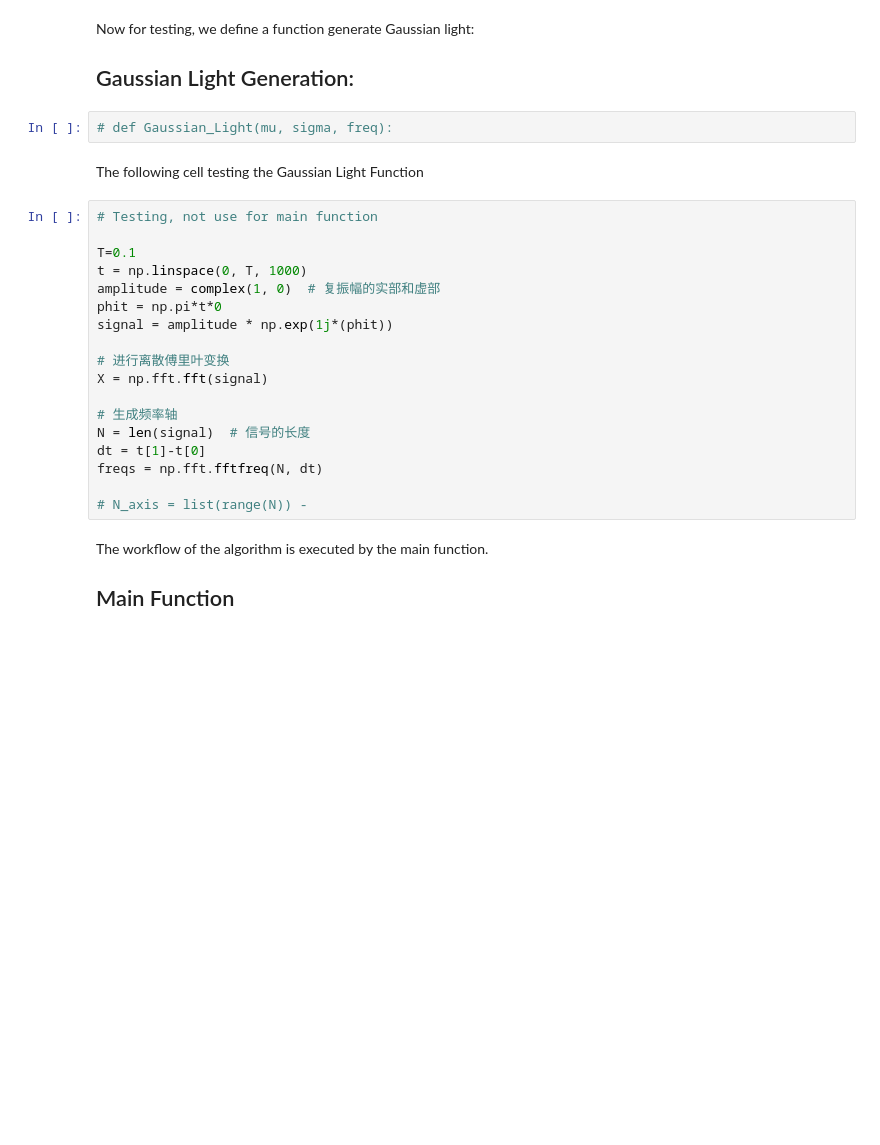
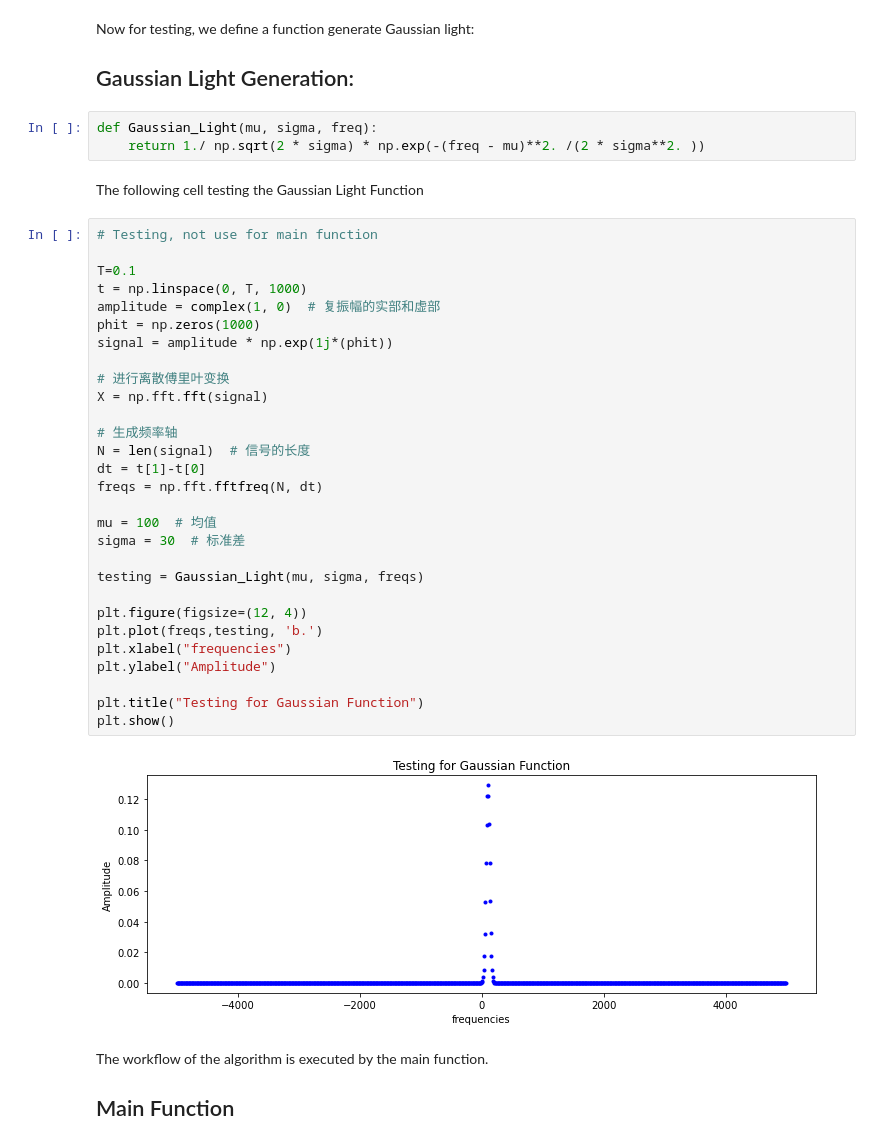
Before and after one commit to AlexSJL/PhaseRetrieval, a Jupyter notebook: CGH by GSA.ipynb, the cells around one changed output. Drawn from its saved outputs; the diff is of its cells as text; blank space fills up the shorter version.

```diff
--- a/CGH by GSA.ipynb
+++ b/CGH by GSA.ipynb
@@ -173,28 +102,42 @@ def plot_frequency_domain(A_w, phi_w):
 Now for testing, we define a function generate Gaussian light:
 
 ## Gaussian Light Generation:
-# %%
-# def Gaussian_Light(mu, sigma, freq):
+# %%
+def Gaussian_Light(mu, sigma, freq):
+    return 1./ np.sqrt(2 * sigma) * np.exp(-(freq - mu)**2. /(2 * sigma**2. ))
 # %% [markdown]
 The following cell testing the Gaussian Light Function
 # %%
 # Testing, not use for main function
 
 T=0.1
 t = np.linspace(0, T, 1000)
 amplitude = complex(1, 0)  # 复振幅的实部和虚部
-phit = np.pi*t*0
+phit = np.zeros(1000)
 signal = amplitude * np.exp(1j*(phit))
 
 # 进行离散傅里叶变换
 X = np.fft.fft(signal)
 
 # 生成频率轴
 N = len(signal)  # 信号的长度
 dt = t[1]-t[0]
 freqs = np.fft.fftfreq(N, dt)
 
-# N_axis = list(range(N)) -
+mu = 100  # 均值
+sigma = 30  # 标准差
+
+testing = Gaussian_Light(mu, sigma, freqs)
+
+plt.figure(figsize=(12, 4))
+plt.plot(freqs,testing, 'b.')
+plt.xlabel("frequencies")
+plt.ylabel("Amplitude")
+
+plt.title("Testing for Gaussian Function")
+plt.show()
+# %% [output]
+[figure, added]
 # %% [markdown]
 The workflow of the algorithm is executed by the main function.
 
```
Also changed, not shown: parts of 17 cells of this notebook.
